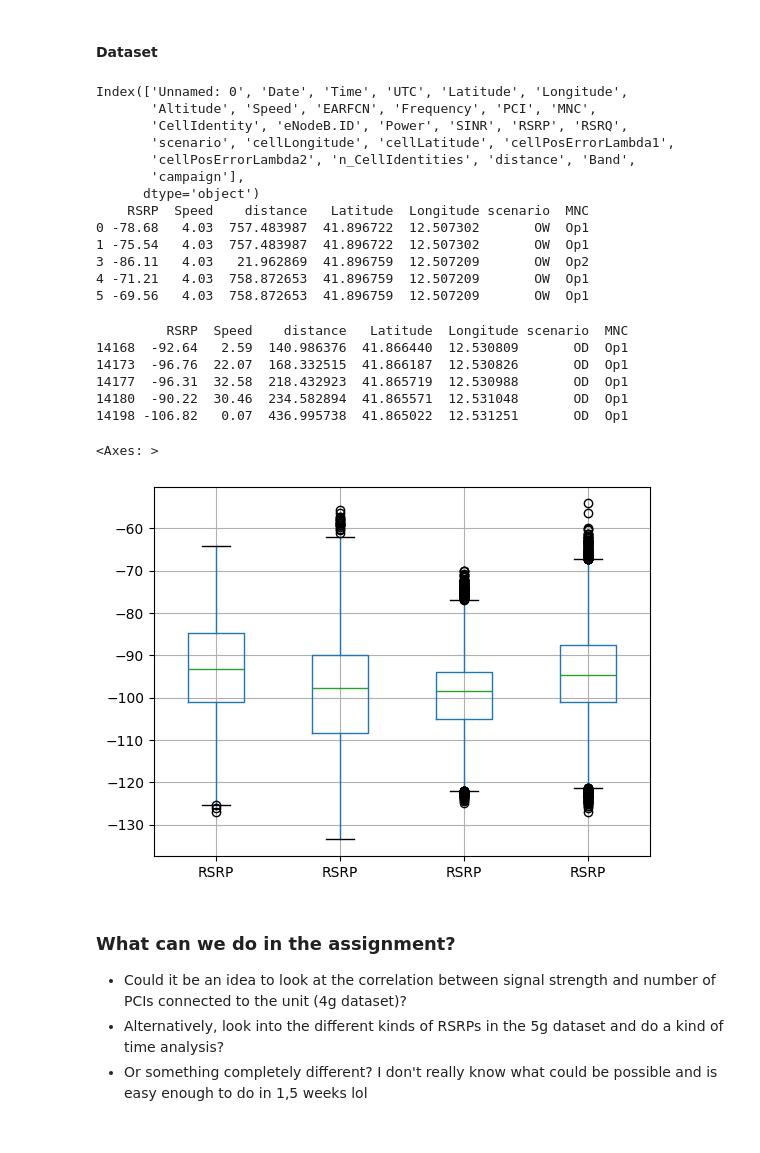
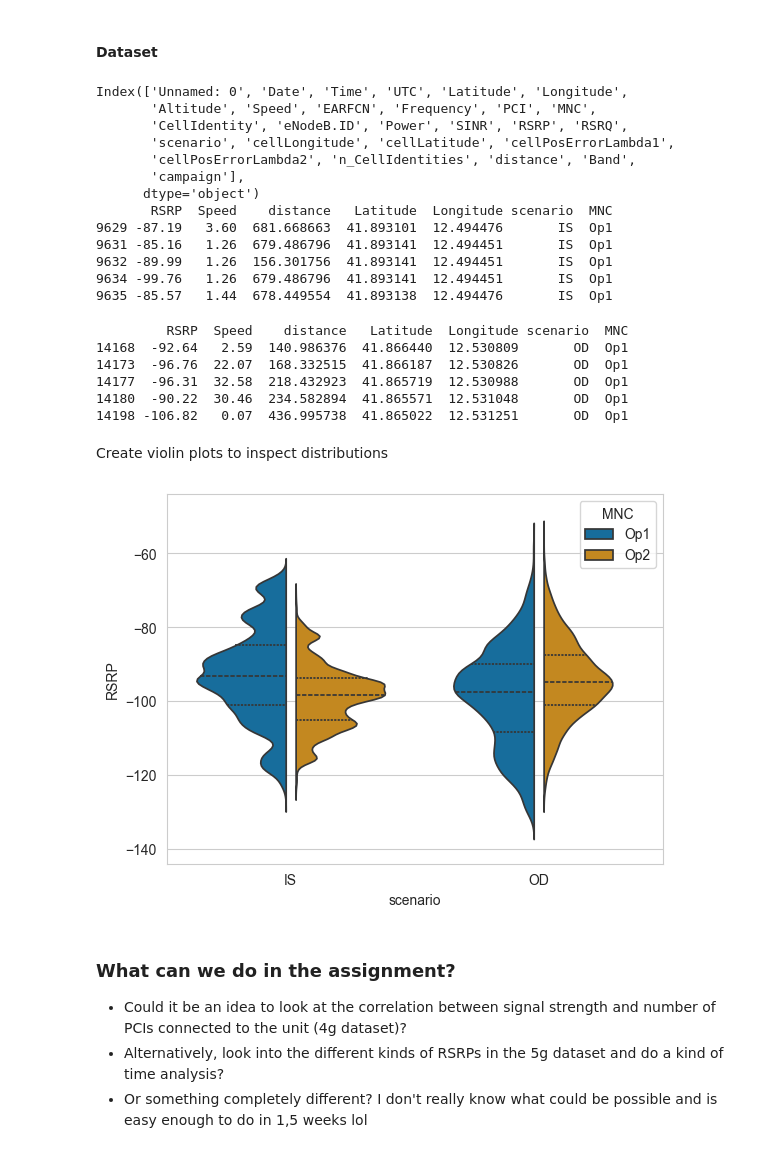
Before and after one commit to ihneskarbovik/IN5060-assignment2, a Jupyter notebook: analysis.ipynb, the cells around one changed output. Saved outputs shown, nothing was run; the diff lists cells and outputs as text; code cells hidden in the pictures.

Commit message:
Create violin plots

```diff
--- a/analysis.ipynb
+++ b/analysis.ipynb
@@ -14,6 +15,7 @@ df_4g = pd.read_csv('datasets/4G-Passive-Measurements.csv')
 print(df_4g.columns)
 df = df_4g[['RSRP', 'Speed', 'distance', 'Latitude', 'Longitude', 'scenario', 'MNC']]
 df = df[(df['RSRP'] >= -144) & (df['RSRP'] <= -44)]  # remove impossible values
+df = df[(df['scenario'] == 'OD') | (df['scenario'] == 'IS')]
 df = df.replace('"Op"[1]', 'Op1')
 df = df.replace('"Op"[2]', 'Op2')
 print(df.head())
@@ -25,12 +27,12 @@ Index(['Unnamed: 0', 'Date', 'Time', 'UTC', 'Latitude', 'Longitude',
        'cellPosErrorLambda2', 'n_CellIdentities', 'distance', 'Band',
        'campaign'],
       dtype='object')
-    RSRP  Speed    distance   Latitude  Longitude scenario  MNC
-0 -78.68   4.03  757.483987  41.896722  12.507302       OW  Op1
-1 -75.54   4.03  757.483987  41.896722  12.507302       OW  Op1
-3 -86.11   4.03   21.962869  41.896759  12.507209       OW  Op2
-4 -71.21   4.03  758.872653  41.896759  12.507209       OW  Op1
-5 -69.56   4.03  758.872653  41.896759  12.507209       OW  Op1
+       RSRP  Speed    distance   Latitude  Longitude scenario  MNC
+9629 -87.19   3.60  681.668663  41.893101  12.494476       IS  Op1
+9631 -85.16   1.26  679.486796  41.893141  12.494451       IS  Op1
+9632 -89.99   1.26  156.301756  41.893141  12.494451       IS  Op1
+9634 -99.76   1.26  679.486796  41.893141  12.494451       IS  Op1
+9635 -85.57   1.44  678.449554  41.893138  12.494476       IS  Op1
 # %%
 op1_is = df[(df['scenario'] == 'IS') & (df['MNC'] == "Op1")]
 op1_od = df[(df['scenario'] == 'OD') & (df['MNC'] == "Op1")]
@@ -45,12 +47,16 @@ print(op1_od.head())
 14177  -96.31  32.58  218.432923  41.865719  12.530988       OD  Op1
 14180  -90.22  30.46  234.582894  41.865571  12.531048       OD  Op1
 14198 -106.82   0.07  436.995738  41.865022  12.531251       OD  Op1
-# %%
-df_all = pd.concat([op1_is['RSRP'], op1_od['RSRP'], op2_is['RSRP'], op2_od['RSRP']], axis=1)
-df_all.boxplot()
-# %% [output]
-<Axes: >
-[figure, removed]
+# %% [markdown]
+Create violin plots to inspect distributions
+# %%
+sns.violinplot(x='scenario', y='RSRP', hue='MNC', data=df, split=True, gap=0.1, inner='quart', palette='colorblind')
+## lines show the quartiles of the data
+sns.set_style('whitegrid')
+plt.ylim(-144, -44)
+plt.show()
+# %% [output]
+[figure, added]
 # %%
 df_4g = df_4g[(df_4g['RSRP'] >= -144) & (df_4g['RSRP'] <= -44) &
               (df_4g['RSRQ'] >= -19.5) & (df_4g['RSRQ'] <= -3) &
```
Also changed, not shown: parts of 2 cells of this notebook.
